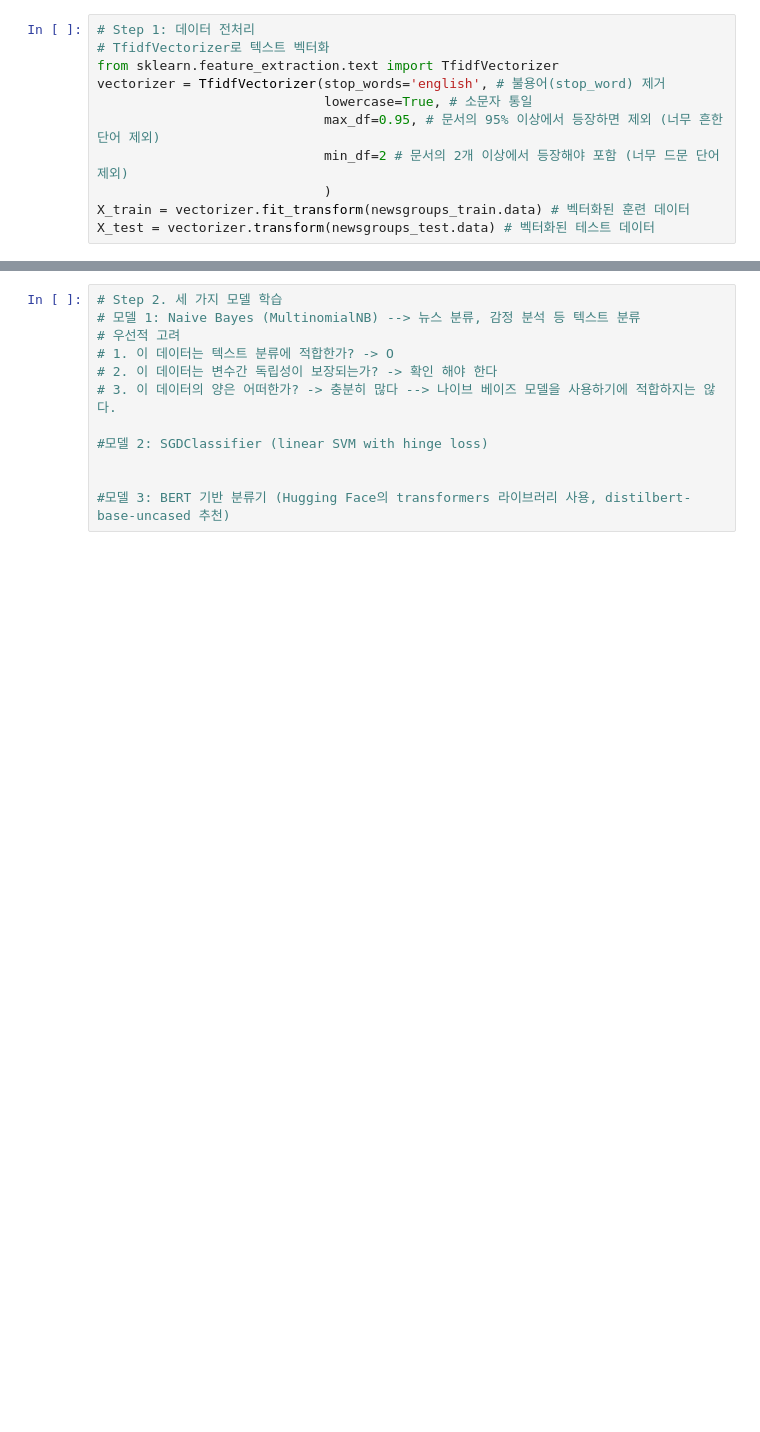
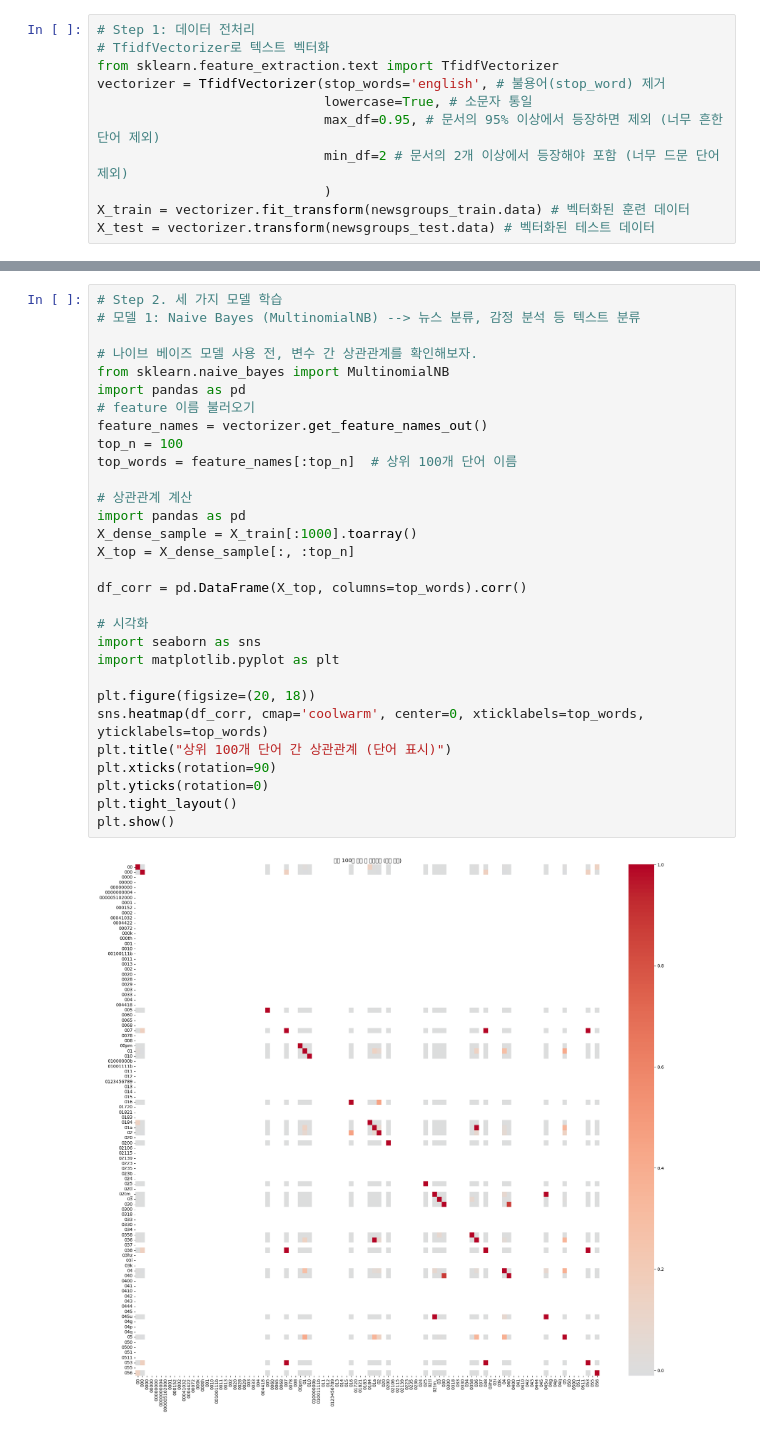
Before and after one commit to MaroChoi/Homework_News_Article_classify, a Jupyter notebook: main.ipynb, the cells around one changed output, grey strips where cells are left out. Drawn from its saved outputs; the diff is of its cells as text; blank space fills up the shorter version.

```diff
--- a/main.ipynb
+++ b/main.ipynb
@@ -42,12 +50,32 @@ X_test = vectorizer.transform(newsgroups_test.data) # 벡터화된 테스트 데
 # %%
 # Step 2. 세 가지 모델 학습
 # 모델 1: Naive Bayes (MultinomialNB) --> 뉴스 분류, 감정 분석 등 텍스트 분류
-# 우선적 고려
-# 1. 이 데이터는 텍스트 분류에 적합한가? -> O
-# 2. 이 데이터는 변수간 독립성이 보장되는가? -> 확인 해야 한다
-# 3. 이 데이터의 양은 어떠한가? -> 충분히 많다 --> 나이브 베이즈 모델을 사용하기에 적합하지는 않다.
 
-#모델 2: SGDClassifier (linear SVM with hinge loss)
+# 나이브 베이즈 모델 사용 전, 변수 간 상관관계를 확인해보자.
+from sklearn.naive_bayes import MultinomialNB
+import pandas as pd
+# feature 이름 불러오기
+feature_names = vectorizer.get_feature_names_out()
+top_n = 100
+top_words = feature_names[:top_n]  # 상위 100개 단어 이름
 
+# 상관관계 계산
+import pandas as pd
+X_dense_sample = X_train[:1000].toarray()
+X_top = X_dense_sample[:, :top_n]
 
-#모델 3: BERT 기반 분류기 (Hugging Face의 transformers 라이브러리 사용, distilbert-base-uncased 추천)
+df_corr = pd.DataFrame(X_top, columns=top_words).corr()
+
+# 시각화
+import seaborn as sns
+import matplotlib.pyplot as plt
+
+plt.figure(figsize=(20, 18))
+sns.heatmap(df_corr, cmap='coolwarm', center=0, xticklabels=top_words, yticklabels=top_words)
+plt.title("상위 100개 단어 간 상관관계 (단어 표시)")
+plt.xticks(rotation=90)
+plt.yticks(rotation=0)
+plt.tight_layout()
+plt.show()
+# %% [output]
+[figure, added]
```
Also changed, not shown: parts of 8 cells of this notebook, 1 other file.
